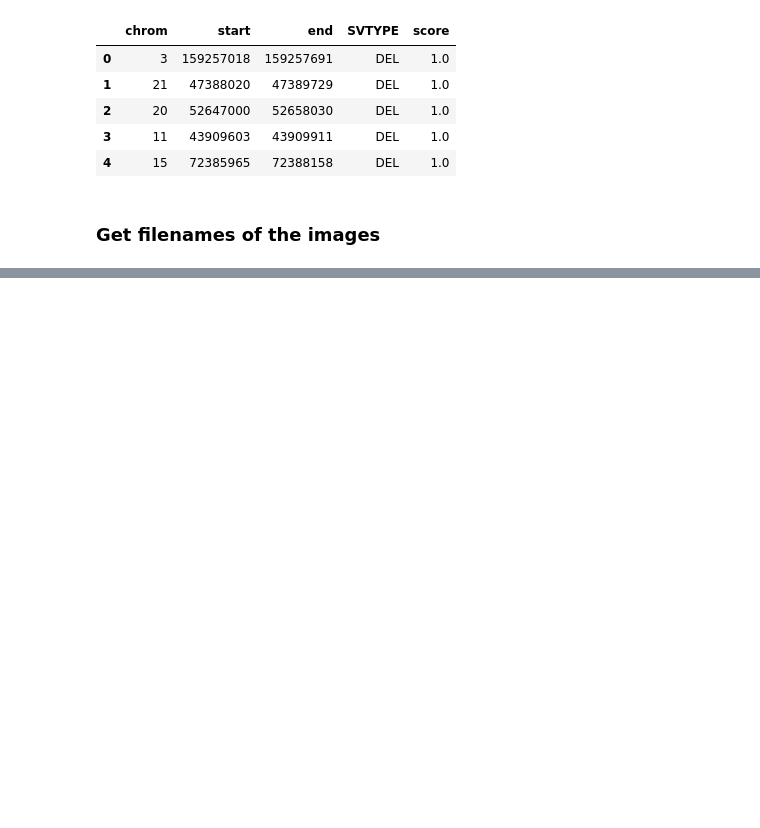
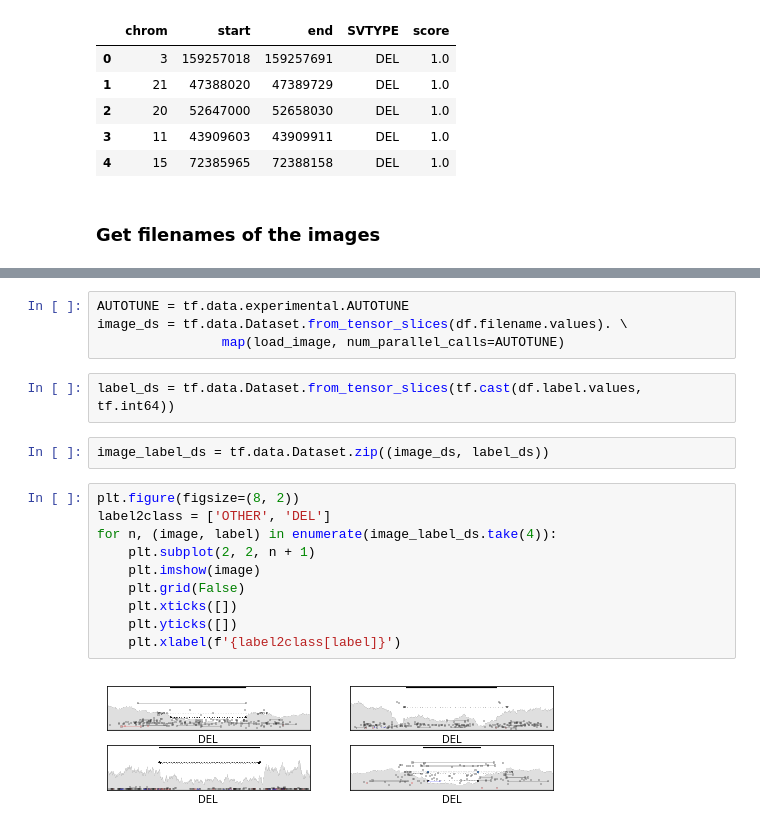
Before and after one commit to mchowdh200/samplot-ml, a Jupyter notebook: Data exploration.ipynb, the cells around one changed output, grey strips where cells are left out. Cells and saved outputs as stored; diff of their text form; blank space fills up the shorter version.

```diff
--- a/Data exploration.ipynb
+++ b/Data exploration.ipynb
@@ -37,0 +70,20 @@ plt.imshow(x)
+# %%
+AUTOTUNE = tf.data.experimental.AUTOTUNE
+image_ds = tf.data.Dataset.from_tensor_slices(df.filename.values). \
+                map(load_image, num_parallel_calls=AUTOTUNE)
+# %%
+label_ds = tf.data.Dataset.from_tensor_slices(tf.cast(df.label.values, tf.int64))
+# %%
+image_label_ds = tf.data.Dataset.zip((image_ds, label_ds))
+# %%
+plt.figure(figsize=(8, 2))
+label2class = ['OTHER', 'DEL']
+for n, (image, label) in enumerate(image_label_ds.take(4)):
+    plt.subplot(2, 2, n + 1)
+    plt.imshow(image)
+    plt.grid(False)
+    plt.xticks([])
+    plt.yticks([])
+    plt.xlabel(f'{label2class[label]}')
+# %% [output]
+[figure, added]
```
Also changed, not shown: parts of 16 cells of this notebook.
